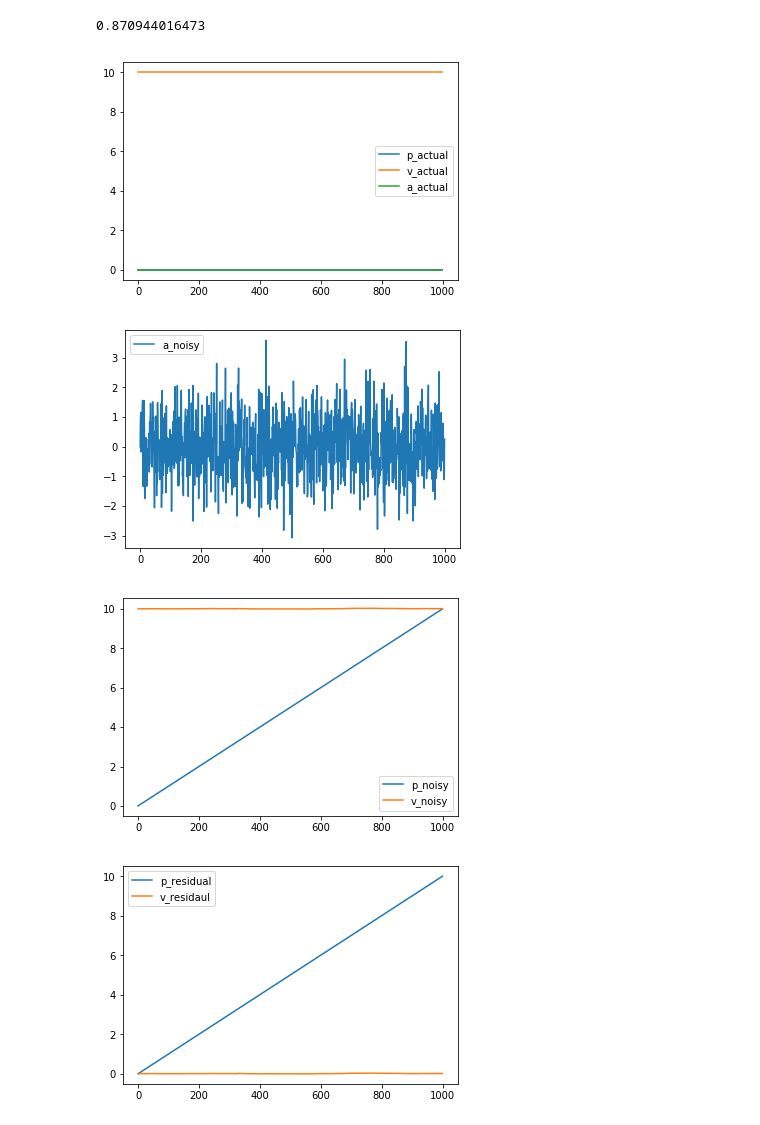
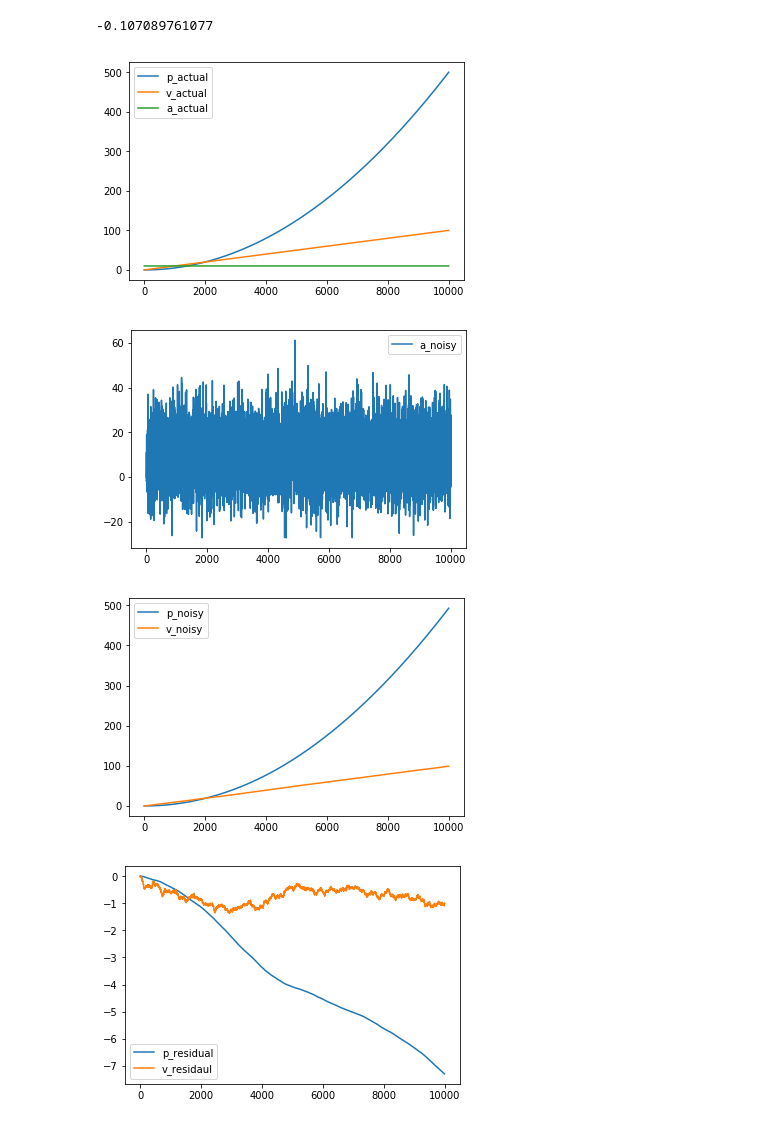
Before and after one commit to peteflorence/analysis-nanomap, a Jupyter notebook: Integrating noise.ipynb, the cells around one changed output. Saved outputs shown, nothing was run; the diff lists cells and outputs as text; code cells hidden in the pictures.

```diff
--- a/Integrating noise.ipynb
+++ b/Integrating noise.ipynb
@@ -1,6 +1,6 @@
 # %%
 import numpy as np
-time_steps = 1000
+time_steps = 10000
 dt = 0.001
 
 p_actual = np.zeros(time_steps)
@@ -9,8 +9,8 @@ a_actual = np.zeros(time_steps)
 
 #conditions
 p_actual[0] = 0.0
-v_actual[0] = 10
-a_actual = np.ones(time_steps)*0.0
+v_actual[0] = 0.0
+a_actual = np.ones(time_steps)*10.0 # constant acceleration
 
 p_noisy  = p_actual*1.0
 v_noisy  = v_actual*1.0
@@ -23,39 +23,38 @@ def plot_all(plot_list = [p_actual,v_actual,a_actual],label_list=['p_actual','v_
     plt.legend()
     plt.show()
 # %%
-mu,sigma,n = 0,1.0,1
-print np.random.normal(mu,sigma,n)[0]
-def my_rand():
-    return np.random.normal(mu,sigma,n)[0]
+print np.random.normal(mu,sigma,1)[0]
+def my_rand(mu,sigma):
+    return np.random.normal(mu,sigma,1)[0]
 # %% [output]
-0.870944016473
+-0.107089761077
 # %%
 def step_time_noisy(p_t,v_t,a_t):
-    a_hat = a_t + my_rand()
+    a_hat = (a_t + my_rand(0,1))*my_rand(1,1)
     v_hat = a_hat*dt + v_t
     p_hat = a_hat*dt*dt + v_hat*dt + p_t
     return p_hat, v_hat, a_hat
 
 def step_time_actual(p_t,v_t,a_t):
     v_next = a_t*dt + v_t
     p_next = a_t*dt*dt + v_t*dt + p_t
-    return p_t, v_t
+    return p_next, v_next
 
 def step_all():
     for i in range(1,time_steps):
         p_noisy[i], v_noisy[i], a_noisy[i] = step_time_noisy(p_noisy[i-1],v_noisy[i-1],a_actual[i-1])
         p_actual[i], v_actual[i] = step_time_actual(p_actual[i-1],v_actual[i-1],a_actual[i-1])
 
 step_all()
 plot_all()
 plot_all([a_noisy],['a_noisy'])
 plot_all([p_noisy,v_noisy],['p_noisy','v_noisy'])
 plot_all([p_noisy-p_actual,v_noisy-v_actual], ['p_residual', 'v_residaul'])
 # %% [output]
-[figure, old version]
+[figure, new version]
-[figure, old version]
+[figure, new version]
-[figure, old version]
+[figure, new version]
-[figure, old version]
+[figure, new version]
 # %%
 def plot_traj():
     # p = 1/2at + v_0t + p0
```
